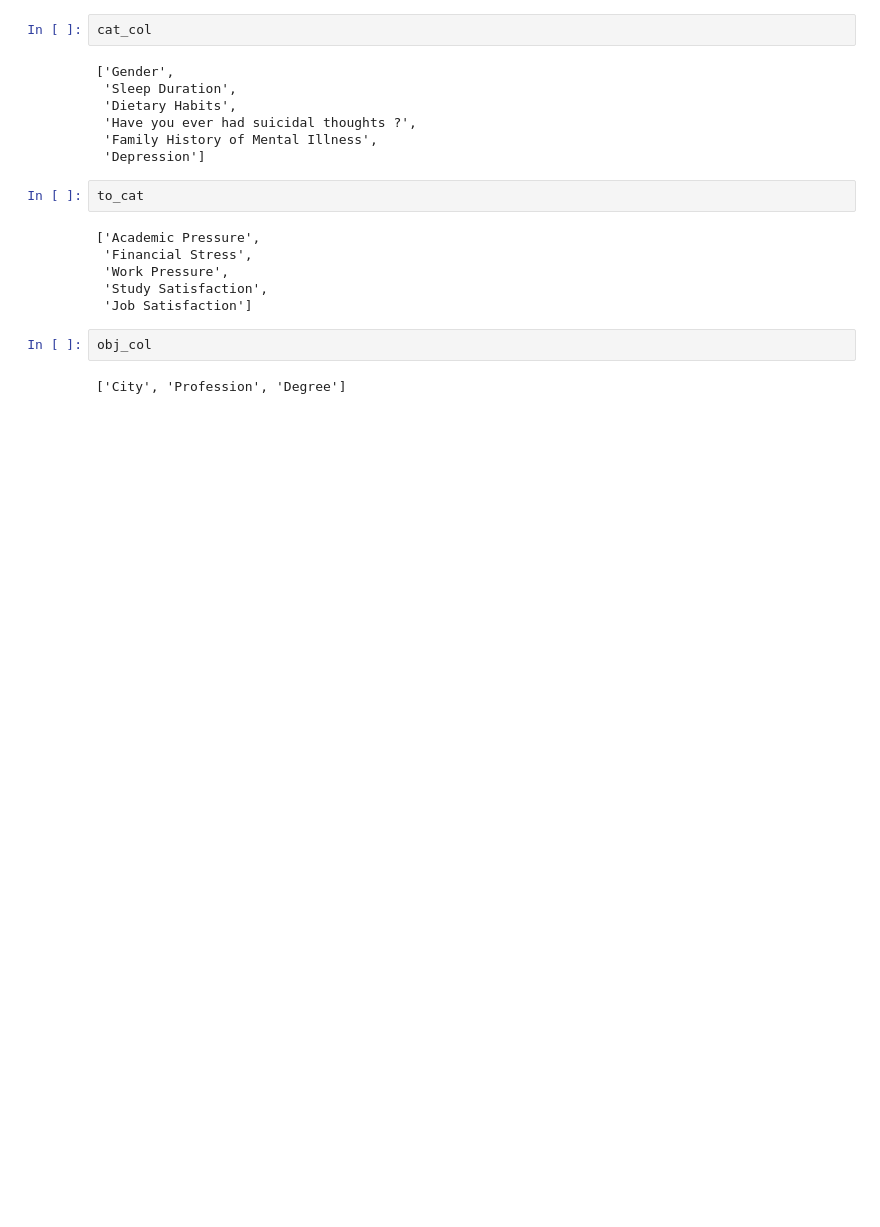
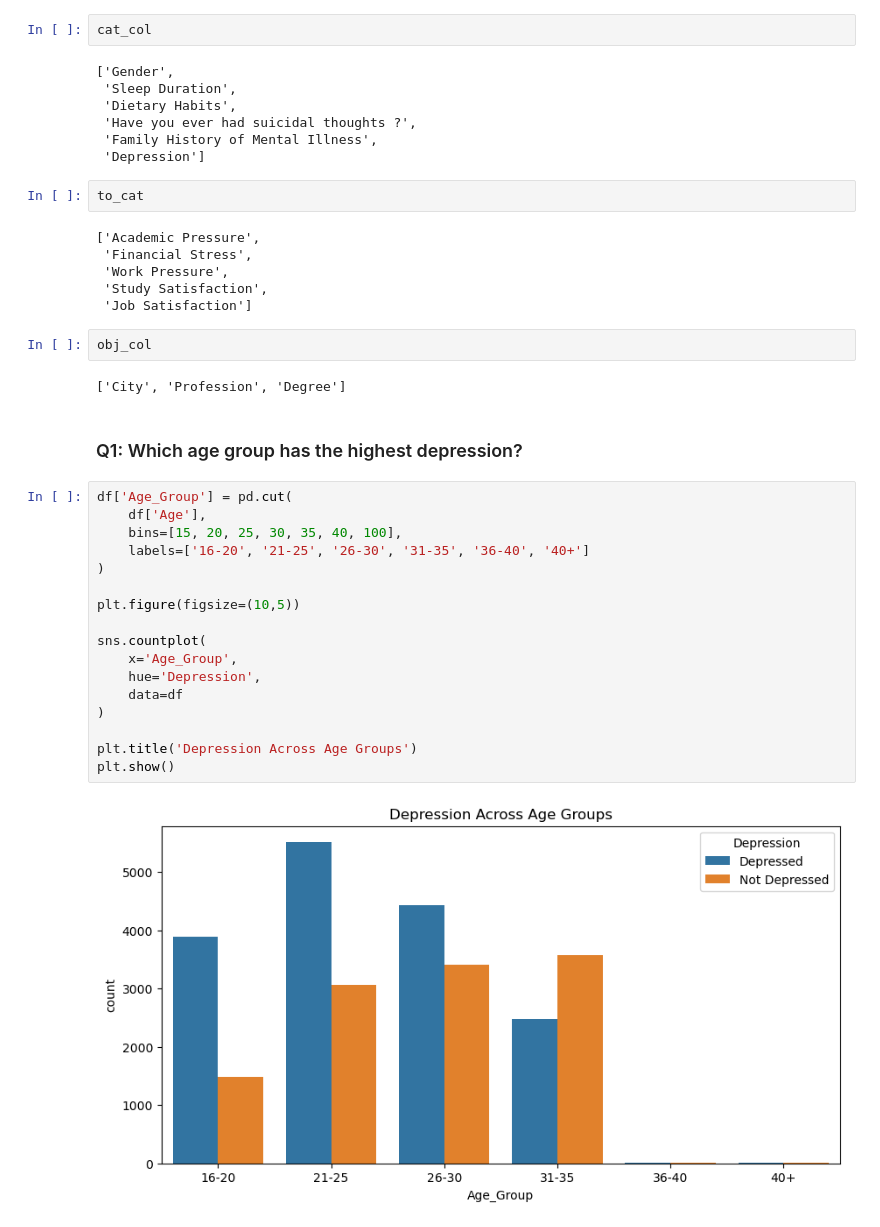
Before and after one commit to AkhileshDesai19/Student_depression_Data_Analysis, a Jupyter notebook: student_depression_analysis.ipynb, the cells around one changed output. Cells and saved outputs as stored; diff of their text form; blank space fills up the shorter version.

```diff
--- a/student_depression_analysis.ipynb
+++ b/student_depression_analysis.ipynb
@@ -692,3 +692,24 @@ to_cat
 obj_col
 # %% [output]
 ['City', 'Profession', 'Degree']
+# %% [markdown]
+### Q1:  Which age group has the highest depression?
+# %%
+df['Age_Group'] = pd.cut(
+    df['Age'],
+    bins=[15, 20, 25, 30, 35, 40, 100],
+    labels=['16-20', '21-25', '26-30', '31-35', '36-40', '40+']
+)
+
+plt.figure(figsize=(10,5))
+
+sns.countplot(
+    x='Age_Group',
+    hue='Depression',
+    data=df
+)
+
+plt.title('Depression Across Age Groups')
+plt.show()
+# %% [output]
+[figure, added]
```
Also changed, not shown: parts of 51 cells of this notebook.
